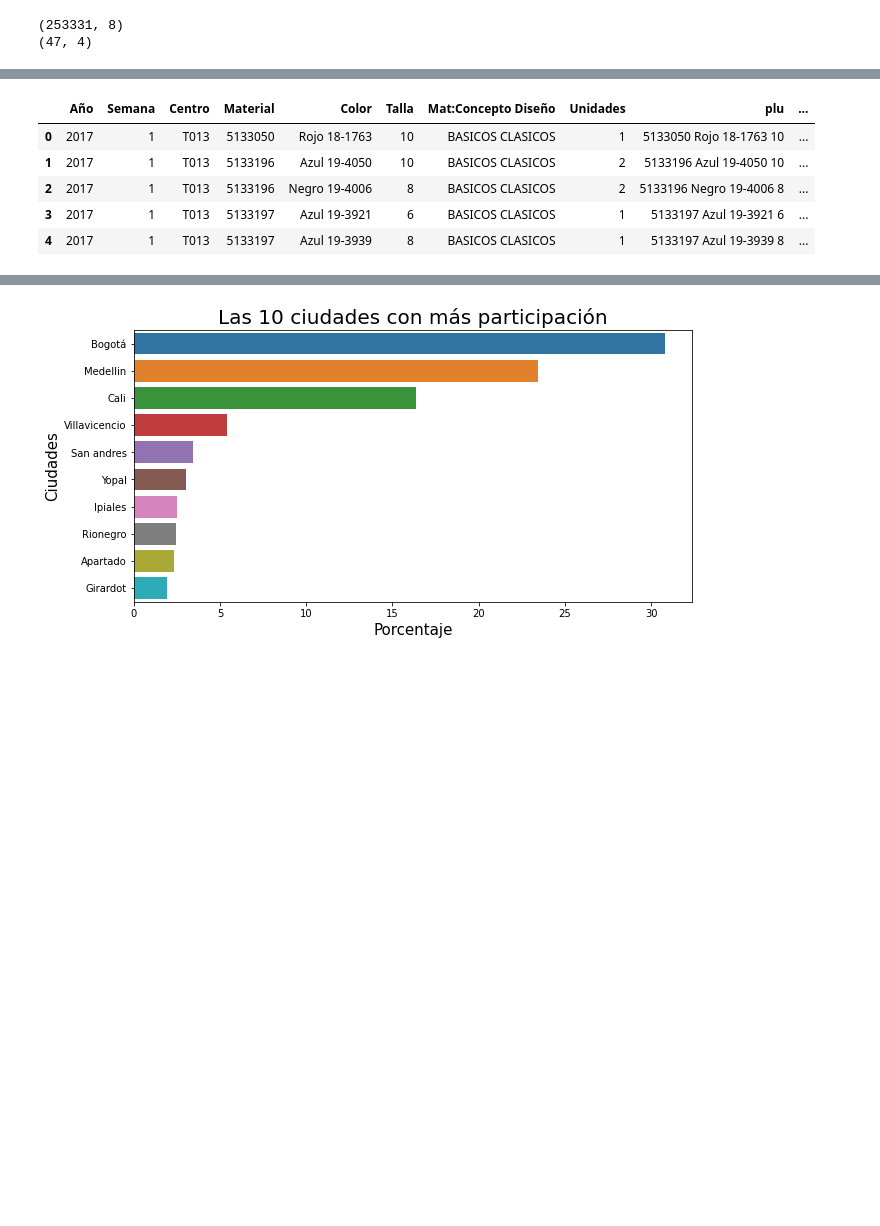
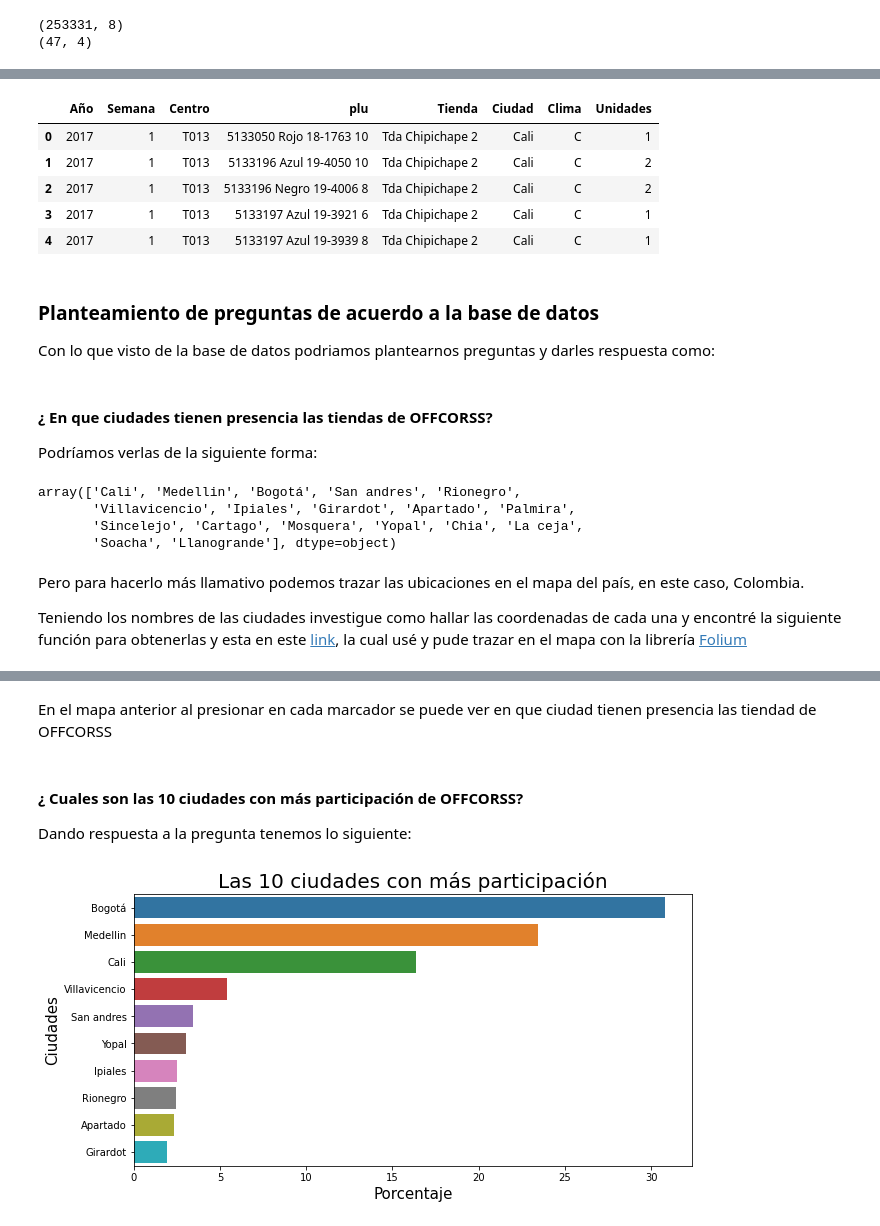
Before and after one commit to Eduarmma19/prueba_tecnica, a Jupyter notebook: Prueba_tecnica.ipynb, the cells around one changed output, grey strips where cells are left out. Saved outputs shown, nothing was run; the diff lists cells and outputs as text; code cells hidden in the pictures; blank space fills up the shorter version.

```diff
--- a/Prueba_tecnica.ipynb
+++ b/Prueba_tecnica.ipynb
@@ -114,16 +145,37 @@ df_productos["plu"] = df_productos["Material"].astype(str) + " " + df_productos[
 df_productos["Año/Semana"] = df_productos["Año/Semana"].astype(int)
 df_productos = df_productos.rename(columns= {"Año/Semana":"Semana"})
 # %%
-#Unir las bases de datos para algunas visualizaciones
+#Unir las bases de datos (Con la Primary key "Centro") para algunas visualizaciones y eliminar variables que uní
 df_total = pd.merge(df_productos,df_tiendas, on = "Centro")
+df_total = df_total.drop(['Material','Color','Talla'],axis = 1)
+ #Reorganizar las columnas me siento más comodo con # de unidades al final
+df_total = df_total[['Año','Semana','Centro','plu','Tienda','Ciudad','Clima','Unidades']]
 df_total.head()
 # %% [output]
-|  | Año | Semana | Centro | Material | Color | Talla | Mat:Concepto Diseño | Unidades | plu | ... |
-| 0 | 2017 | 1 | T013 | 5133050 | Rojo 18-1763 | 10 | BASICOS CLASICOS | 1 | 5133050 Rojo 18-1763 10 | ... |
-| 1 | 2017 | 1 | T013 | 5133196 | Azul 19-4050 | 10 | BASICOS CLASICOS | 2 | 5133196 Azul 19-4050 10 | ... |
-| 2 | 2017 | 1 | T013 | 5133196 | Negro 19-4006 | 8 | BASICOS CLASICOS | 2 | 5133196 Negro 19-4006 8 | ... |
-| 3 | 2017 | 1 | T013 | 5133197 | Azul 19-3921 | 6 | BASICOS CLASICOS | 1 | 5133197 Azul 19-3921 6 | ... |
-| 4 | 2017 | 1 | T013 | 5133197 | Azul 19-3939 | 8 | BASICOS CLASICOS | 1 | 5133197 Azul 19-3939 8 | ... |
+|  | Año | Semana | Centro | plu | Tienda | Ciudad | Clima | Unidades |
+| 0 | 2017 | 1 | T013 | 5133050 Rojo 18-1763 10 | Tda Chipichape 2 | Cali | C | 1 |
+| 1 | 2017 | 1 | T013 | 5133196 Azul 19-4050 10 | Tda Chipichape 2 | Cali | C | 2 |
+| 2 | 2017 | 1 | T013 | 5133196 Negro 19-4006 8 | Tda Chipichape 2 | Cali | C | 2 |
+| 3 | 2017 | 1 | T013 | 5133197 Azul 19-3921 6 | Tda Chipichape 2 | Cali | C | 1 |
+| 4 | 2017 | 1 | T013 | 5133197 Azul 19-3939 8 | Tda Chipichape 2 | Cali | C | 1 |
+# %% [markdown]
+### Planteamiento de preguntas de acuerdo a la base de datos
+Con lo que visto de la base de datos podriamos plantearnos preguntas y darles respuesta como:
+# %% [markdown]
+#### ¿ En que ciudades tienen presencia las tiendas de OFFCORSS?
+Podríamos verlas de la siguiente forma:
+# %%
+#Conocer las ciudades donde hay tiendas presentes
+df_total["Ciudad"].unique()
+# %% [output]
+array(['Cali', 'Medellin', 'Bogotá', 'San andres', 'Rionegro',
+       'Villavicencio', 'Ipiales', 'Girardot', 'Apartado', 'Palmira',
+       'Sincelejo', 'Cartago', 'Mosquera', 'Yopal', 'Chia', 'La ceja',
+       'Soacha', 'Llanogrande'], dtype=object)
+# %% [markdown]
+Pero para hacerlo más llamativo podemos trazar las ubicaciones en el mapa del país, en este caso, Colombia.
+
+Teniendo los nombres de las ciudades investigue como hallar las coordenadas de cada una y encontré la siguiente función para obtenerlas y esta en este [link](https://es.stackoverflow.com/questions/330223/usar-geopy-en-un-dataframe-para-hallar-latitud-y-longitud), la cual usé y pude trazar en el mapa con la librería [Folium](https://mappinggis.com/2018/10/folium-utilizando-leaflet-con-python/)
 # %%
 from time import sleep
 from geopy.geocoders import Nominatim
@@ -165,3 +215,8 @@ mi_mapa
+# %% [markdown]
+En el mapa anterior al presionar en cada marcador se puede ver en que ciudad tienen presencia las tiendad de OFFCORSS
+# %% [markdown]
+#### ¿ Cuales son las 10 ciudades con más participación de OFFCORSS?
+Dando respuesta a la pregunta tenemos lo siguiente:
 # %%
 # ¿ Cuales son las 10 ciudades con más participación?
 total = len(df_total["Ciudad"])
```
Also changed, not shown: parts of 24 cells of this notebook.
